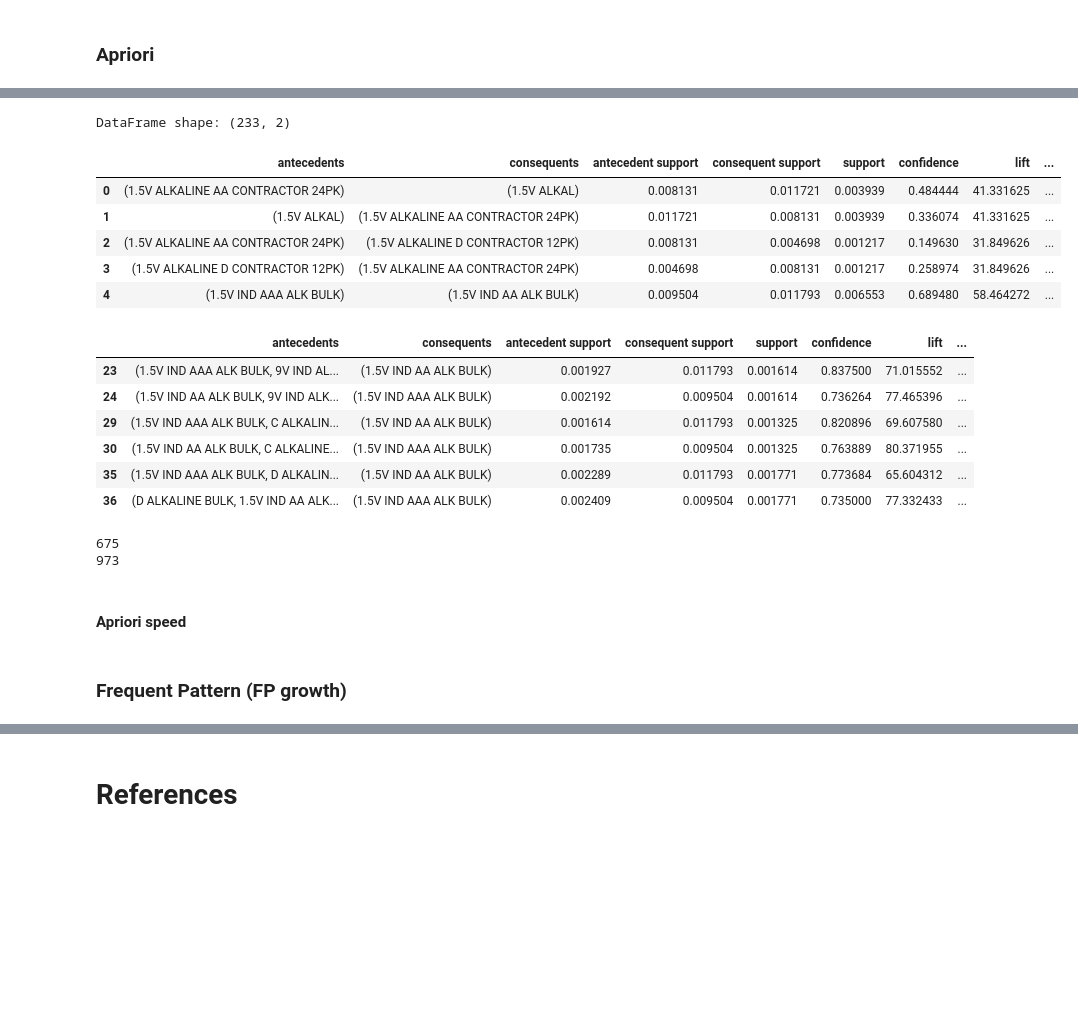
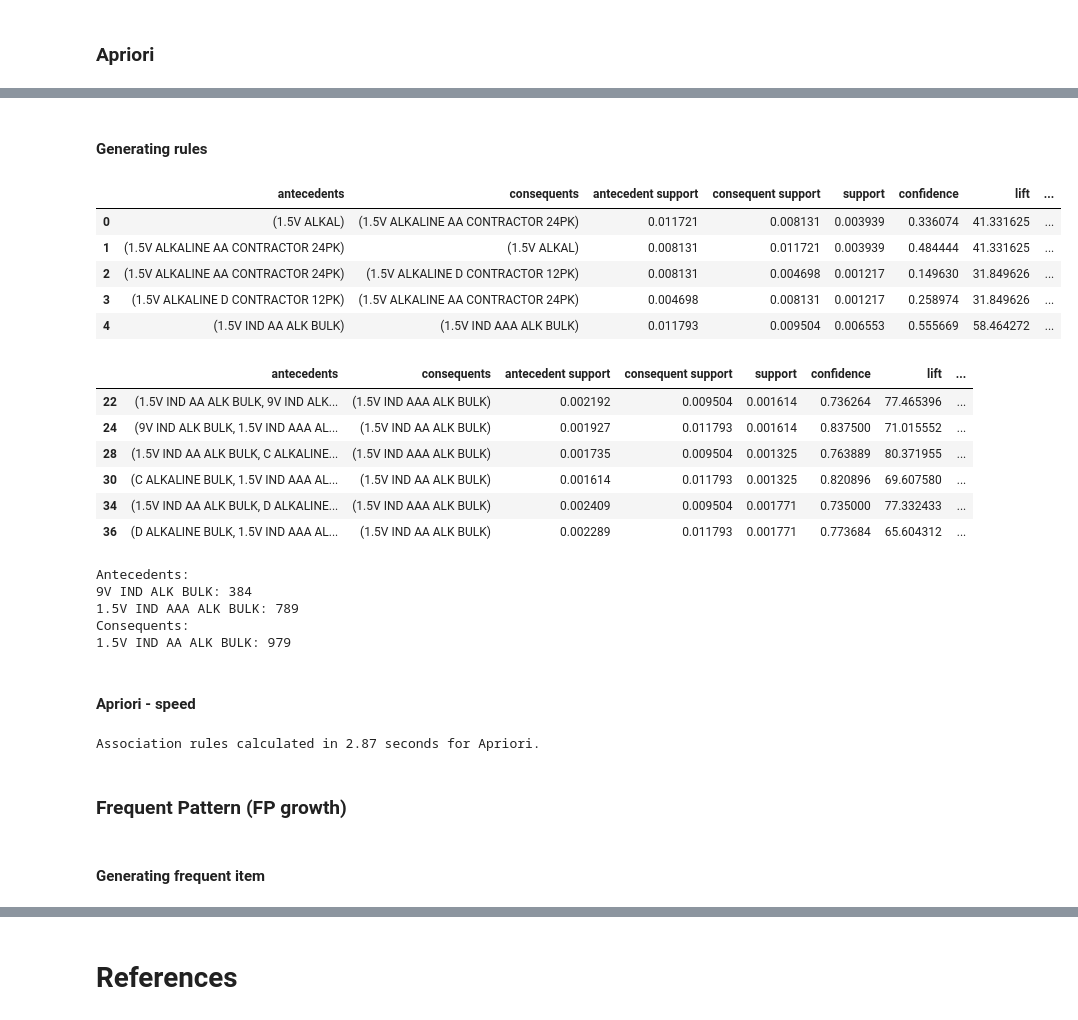
Before and after one commit to Daniela-MB/Recommendation_systems_and_interactive_dashboard, a Jupyter notebook: CA2_integrated_DVT-and-MLB_DanielaBarreto.ipynb, the cells around one changed output, grey strips where cells are left out. Drawn from its saved outputs; the diff is of its cells as text; code cells hidden in the pictures; blank space fills up the shorter version.

```diff
--- a/CA2_integrated_DVT-and-MLB_DanielaBarreto.ipynb
+++ b/CA2_integrated_DVT-and-MLB_DanielaBarreto.ipynb
@@ -978,33 +988,33 @@ print(frequent_itemsets.head())
-# %%
-print("DataFrame shape:", frequent_itemsets.shape)
-# %% [output]
-DataFrame shape: (233, 2)
+# %% [markdown]
+#### Generating rules
 # %%
-rules = association_rules(frequent_itemsets, metric = "lift", min_threshold = 0.1)
+rules = association_rules(frequent_itemsets, metric = "lift", min_threshold = 0.08)
 rules.head()
 # %% [output]
 |  | antecedents | consequents | antecedent support | consequent support | support | confidence | lift | ... |
-| 0 | (1.5V ALKALINE AA CONTRACTOR 24PK) | (1.5V ALKAL) | 0.008131 | 0.011721 | 0.003939 | 0.484444 | 41.331625 | ... |
-| 1 | (1.5V ALKAL) | (1.5V ALKALINE AA CONTRACTOR 24PK) | 0.011721 | 0.008131 | 0.003939 | 0.336074 | 41.331625 | ... |
+| 0 | (1.5V ALKAL) | (1.5V ALKALINE AA CONTRACTOR 24PK) | 0.011721 | 0.008131 | 0.003939 | 0.336074 | 41.331625 | ... |
+| 1 | (1.5V ALKALINE AA CONTRACTOR 24PK) | (1.5V ALKAL) | 0.008131 | 0.011721 | 0.003939 | 0.484444 | 41.331625 | ... |
 | 2 | (1.5V ALKALINE AA CONTRACTOR 24PK) | (1.5V ALKALINE D CONTRACTOR 12PK) | 0.008131 | 0.004698 | 0.001217 | 0.149630 | 31.849626 | ... |
 | 3 | (1.5V ALKALINE D CONTRACTOR 12PK) | (1.5V ALKALINE AA CONTRACTOR 24PK) | 0.004698 | 0.008131 | 0.001217 | 0.258974 | 31.849626 | ... |
-| 4 | (1.5V IND AAA ALK BULK) | (1.5V IND AA ALK BULK) | 0.009504 | 0.011793 | 0.006553 | 0.689480 | 58.464272 | ... |
+| 4 | (1.5V IND AA ALK BULK) | (1.5V IND AAA ALK BULK) | 0.011793 | 0.009504 | 0.006553 | 0.555669 | 58.464272 | ... |
 # %%
 rules[ (rules['lift'] >= 5) &
-       (rules['confidence'] >= 0.7) ]
+       (rules['confidence'] >= 0.7)]
 # %% [output]
 |  | antecedents | consequents | antecedent support | consequent support | support | confidence | lift | ... |
-| 23 | (1.5V IND AAA ALK BULK, 9V IND AL... | (1.5V IND AA ALK BULK) | 0.001927 | 0.011793 | 0.001614 | 0.837500 | 71.015552 | ... |
-| 24 | (1.5V IND AA ALK BULK, 9V IND ALK... | (1.5V IND AAA ALK BULK) | 0.002192 | 0.009504 | 0.001614 | 0.736264 | 77.465396 | ... |
-| 29 | (1.5V IND AAA ALK BULK, C ALKALIN... | (1.5V IND AA ALK BULK) | 0.001614 | 0.011793 | 0.001325 | 0.820896 | 69.607580 | ... |
-| 30 | (1.5V IND AA ALK BULK, C ALKALINE... | (1.5V IND AAA ALK BULK) | 0.001735 | 0.009504 | 0.001325 | 0.763889 | 80.371955 | ... |
-| 35 | (1.5V IND AAA ALK BULK, D ALKALIN... | (1.5V IND AA ALK BULK) | 0.002289 | 0.011793 | 0.001771 | 0.773684 | 65.604312 | ... |
-| 36 | (D ALKALINE BULK, 1.5V IND AA ALK... | (1.5V IND AAA ALK BULK) | 0.002409 | 0.009504 | 0.001771 | 0.735000 | 77.332433 | ... |
+| 22 | (1.5V IND AA ALK BULK, 9V IND ALK... | (1.5V IND AAA ALK BULK) | 0.002192 | 0.009504 | 0.001614 | 0.736264 | 77.465396 | ... |
+| 24 | (9V IND ALK BULK, 1.5V IND AAA AL... | (1.5V IND AA ALK BULK) | 0.001927 | 0.011793 | 0.001614 | 0.837500 | 71.015552 | ... |
+| 28 | (1.5V IND AA ALK BULK, C ALKALINE... | (1.5V IND AAA ALK BULK) | 0.001735 | 0.009504 | 0.001325 | 0.763889 | 80.371955 | ... |
+| 30 | (C ALKALINE BULK, 1.5V IND AAA AL... | (1.5V IND AA ALK BULK) | 0.001614 | 0.011793 | 0.001325 | 0.820896 | 69.607580 | ... |
+| 34 | (1.5V IND AA ALK BULK, D ALKALINE... | (1.5V IND AAA ALK BULK) | 0.002409 | 0.009504 | 0.001771 | 0.735000 | 77.332433 | ... |
+| 36 | (D ALKALINE BULK, 1.5V IND AAA AL... | (1.5V IND AA ALK BULK) | 0.002289 | 0.011793 | 0.001771 | 0.773684 | 65.604312 | ... |
-# %%
-print(basket_ohe['1.5V ALKALINE AA CONTRACTOR 24PK'].sum())
-print(basket_ohe['1.5V ALKAL'].sum())
-# %% [output]
-675
-973
+# %%
+print(f"Antecedents:\n9V IND ALK BULK: {basket_ohe['9V IND ALK BULK'].sum()}\n1.5V IND AAA ALK BULK: {basket_ohe['1.5V IND AAA ALK BULK'].sum()}\nConsequents:\n1.5V IND AA ALK BULK: {basket_ohe['1.5V IND AA ALK BULK'].sum()}")
+# %% [output]
+Antecedents:
+9V IND ALK BULK: 384
+1.5V IND AAA ALK BULK: 789
+Consequents:
+1.5V IND AA ALK BULK: 979
 # %% [markdown]
-#### Apriori speed
+#### Apriori - speed
@@ -1011,2 +1023,15 @@ print(basket_ohe['1.5V ALKAL'].sum())
+# %%
+start_time = time.time()
+# Calculate the frequent itemsets by calling the apriori method
+frequent_itemsets_ap = apriori(basket_ohe, min_support=0.001, use_colnames=True)
+# Calculate association rules
+rules_ap = association_rules(frequent_itemsets_ap, metric="confidence", min_threshold=0.7)
+end_time = time.time()
+calculation_time = end_time - start_time
+print("Association rules calculated in {:.2f} seconds for Apriori.".format(calculation_time))
+# %% [output]
+Association rules calculated in 2.87 seconds for Apriori.
 # %% [markdown]
 ### Frequent Pattern (FP growth)
+# %% [markdown]
+#### Generating frequent item
```
Also changed, not shown: parts of 16 cells of this notebook.
